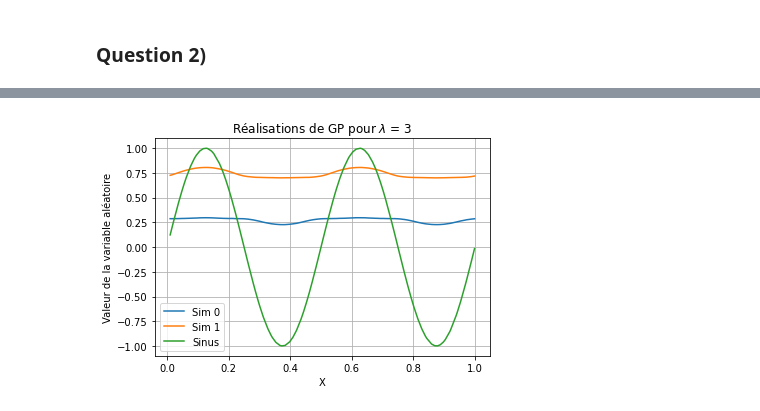
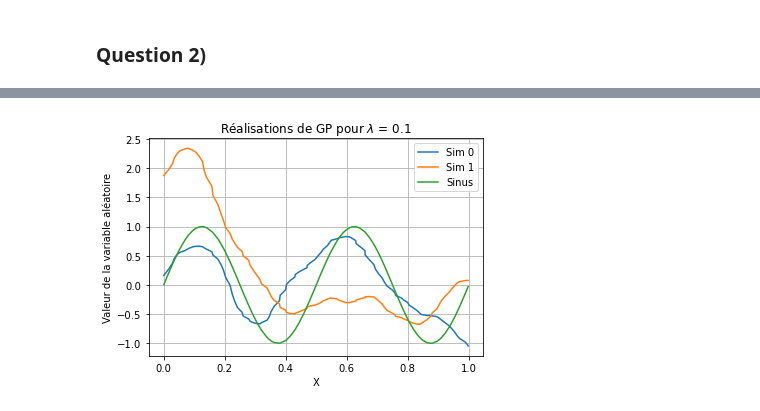
Before and after one commit to arthurviens/Estimation_GaussianProcess_MCMC_Project, a Jupyter notebook: prob2/pb2.ipynb, the cells around one changed output, grey strips where cells are left out. Cells and saved outputs as stored; diff of their text form; code cells hidden in the pictures.

```diff
--- a/prob2/pb2.ipynb
+++ b/prob2/pb2.ipynb
@@ -97,26 +86,5 @@ plt.show()
-# %%
-def simulGP_sin(X, N, lbda):
-    X_random = draw_uniform_in_intervals(N)
-    Xsin = np.sin(4*np.pi*X_random)
-    sigma = sigmaKov(Xsin, Xsin, lbda)
-    L = np.linalg.cholesky(sigma)
-    #Lt = L.T
-    fig, ax = plt.subplots()
-    plt.xlabel("X")
-    plt.ylabel("Valeur de la variable aléatoire")
-    plt.title(r"Réalisations de GP pour $\lambda$ = " + str(lbda))
-    for i in range(2):
-        g = np.random.normal(size=N)
-
-        z = L @ g
-        #display(z.round(2))
-        ax.plot(X_random, z, label = f"Sim {i}")
-    ax.plot(X_random, Xsin, label = "Sinus")
-    plt.legend()
-    plt.grid()
-    plt.show()
 # %%
 #minimize_scalar(neglikelihood, args=(Z))
-simulGP_sin(X, N, 3)
+simulGP_sin(X, N, 0.1)
 # %% [output]
-[figure, old version]
+[figure, new version]
```
Also changed, not shown: parts of 8 cells of this notebook, 1 other file.
